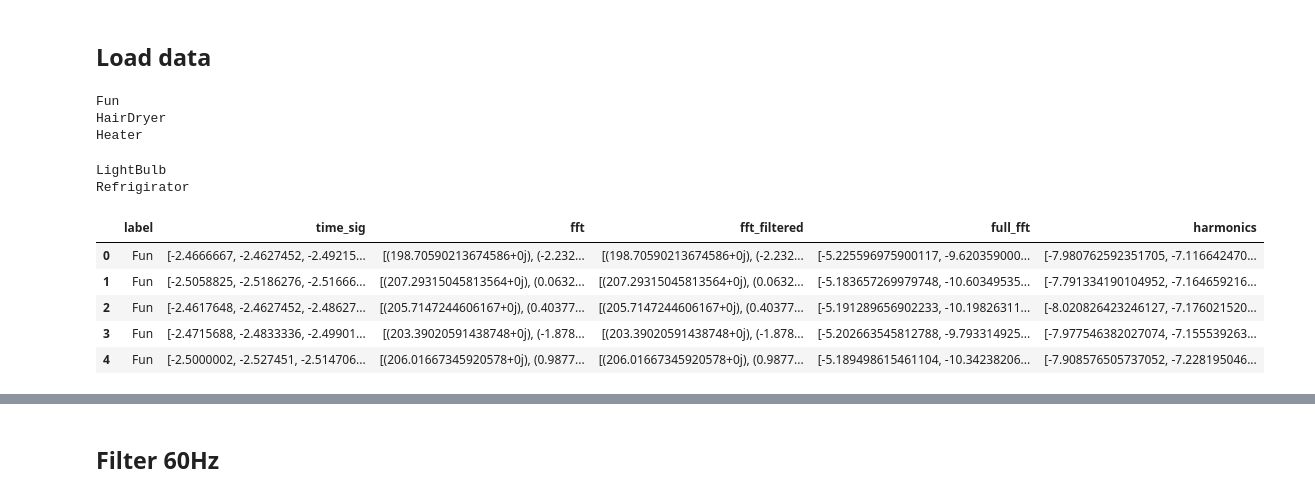
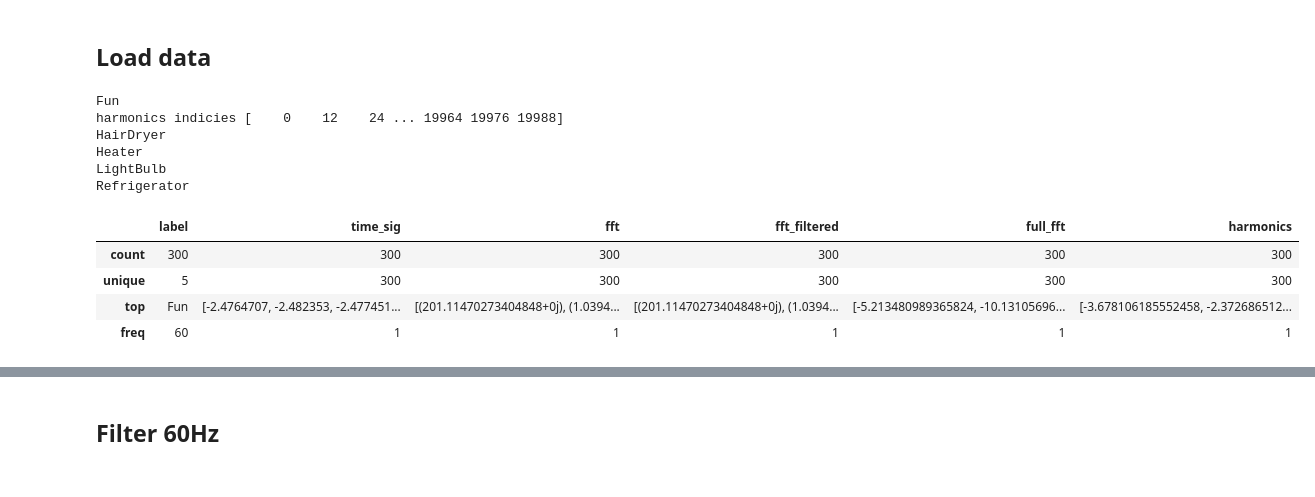
Before and after one commit to davidaleprog/loads_classif, a Jupyter notebook: loads_classif.ipynb, the cells around one changed output, grey strips where cells are left out. Cells and saved outputs as stored; diff of their text form; code cells hidden in the pictures.

```diff
--- a/loads_classif.ipynb
+++ b/loads_classif.ipynb
@@ -14,7 +14,7 @@ import os
 # %%
 # load data
 root = os.getcwd()
-dataset_dir = os.path.join(root, 'Data-15')
+dataset_dir = os.path.join(root, 'Data_60')
 # %%
 raw_df = pd.DataFrame()
 # %%
@@ -24,10 +24,9 @@ data_list = []
 list_of_folders = os.listdir(dataset_dir)
 
 fs  = 1/100000 #Hz
-max_f = 500 #Hz max frequency considered
 first_iter = True
 
-n_harmonics = 10
+n_harmonics = 100
 # Read matlab files
 for folder in list_of_folders:
     path = os.path.join(dataset_dir, folder)
@@ -40,43 +39,45 @@ for folder in list_of_folders:
             mat = scipy.io.loadmat(os.path.join(path, file))
 
             # Get data and append to the list
             ft =np.fft.fft(mat['tpd']['Data'][0][0][0])
             if first_iter:
                 freqs = np.fft.fftfreq(len(mat['tpd']['Data'][0][0][0]), fs)
-                id_f0 = np.where(freqs==60)[0][0]
+                h_index = np.where(freqs % 60 == 0)[0]
+                print("harmonics indicies", h_index)
                 fc_low = 57
                 fc_high = 63
                 w = np.zeros(len(freqs))
                 w[np.where(fc_high<freqs)] = 1
                 w[np.where(freqs<fc_low)] = 1
                 first_iter = False
             ft_cut =  ft*w
-            abs_ft_cut_norm = abs(ft_cut/np.linalg.norm(ft_cut))
-            harmo = np.log(abs_ft_cut_norm[2:max_f:id_f0]+1e-10)
+            abs_ft_cut_norm = abs(ft_cut/np.linalg.norm(ft_cut)) + 1e-10
+
+            harmo = np.log(abs_ft_cut_norm[h_index][2:n_harmonics] + 1e-10)
             # pick_afftn = abs_ft_cut_norm[np.argsort(abs_ft_cut_norm)[0:30]]
             data_list.append({'label': label,
                               'time_sig': mat['tpd']['Data'][0][0][0],
                               'fft' : ft,
                               'fft_filtered' : ft_cut,
                               'full_fft' : np.log(abs_ft_cut_norm),
                                 'harmonics' : harmo})
 
 # Convert the list of dictionaries to a DataFrame
 df = pd.DataFrame(data_list)
 
 # Display DataFrame description
-df.head()
+df.describe()
 # %% [output]
 Fun
+harmonics indicies [    0    12    24 ... 19964 19976 19988]
 HairDryer
 Heater
+LightBulb
+Refrigerator
-LightBulb
-Refrigirator
 |  | label | time_sig | fft | fft_filtered | full_fft | harmonics |
-| 0 | Fun | [-2.4666667, -2.4627452, -2.49215... | [(198.70590213674586+0j), (-2.232... | [(198.70590213674586+0j), (-2.232... | [-5.225596975900117, -9.620359000... | [-7.980762592351705, -7.116642470... |
-| 1 | Fun | [-2.5058825, -2.5186276, -2.51666... | [(207.29315045813564+0j), (0.0632... | [(207.29315045813564+0j), (0.0632... | [-5.183657269979748, -10.60349535... | [-7.791334190104952, -7.164659216... |
-| 2 | Fun | [-2.4617648, -2.4627452, -2.48627... | [(205.7147244606167+0j), (0.40377... | [(205.7147244606167+0j), (0.40377... | [-5.191289656902233, -10.19826311... | [-8.020826423246127, -7.176021520... |
-| 3 | Fun | [-2.4715688, -2.4833336, -2.49901... | [(203.39020591438748+0j), (-1.878... | [(203.39020591438748+0j), (-1.878... | [-5.202663545812788, -9.793314925... | [-7.977546382027074, -7.155539263... |
-| 4 | Fun | [-2.5000002, -2.527451, -2.514706... | [(206.01667345920578+0j), (0.9877... | [(206.01667345920578+0j), (0.9877... | [-5.189498615461104, -10.34238206... | [-7.908576505737052, -7.228195046... |
+| count | 300 | 300 | 300 | 300 | 300 | 300 |
+| unique | 5 | 300 | 300 | 300 | 300 | 300 |
+| top | Fun | [-2.4764707, -2.482353, -2.477451... | [(201.11470273404848+0j), (1.0394... | [(201.11470273404848+0j), (1.0394... | [-5.213480989365824, -10.13105696... | [-3.678106185552458, -2.372686512... |
+| freq | 60 | 1 | 1 | 1 | 1 | 1 |
 # %%
 plt.plot(df['full_fft'][0])
```
Also changed, not shown: parts of 10 cells of this notebook.
